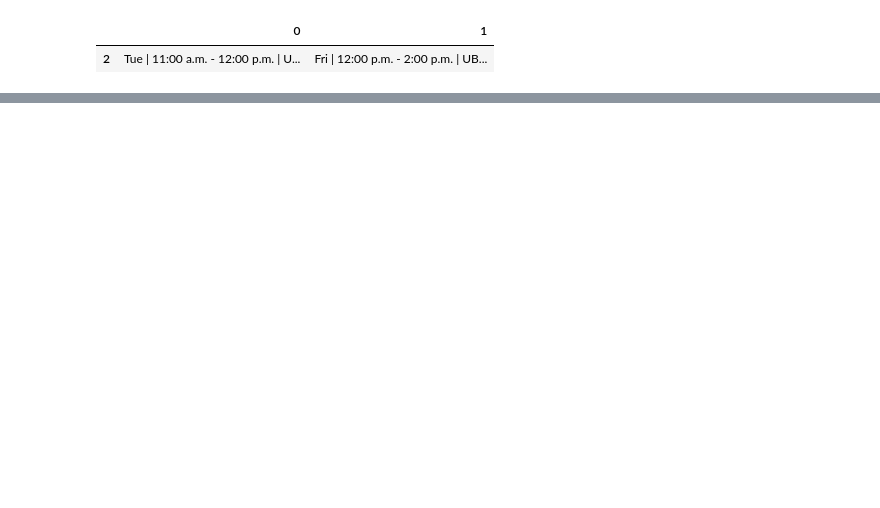
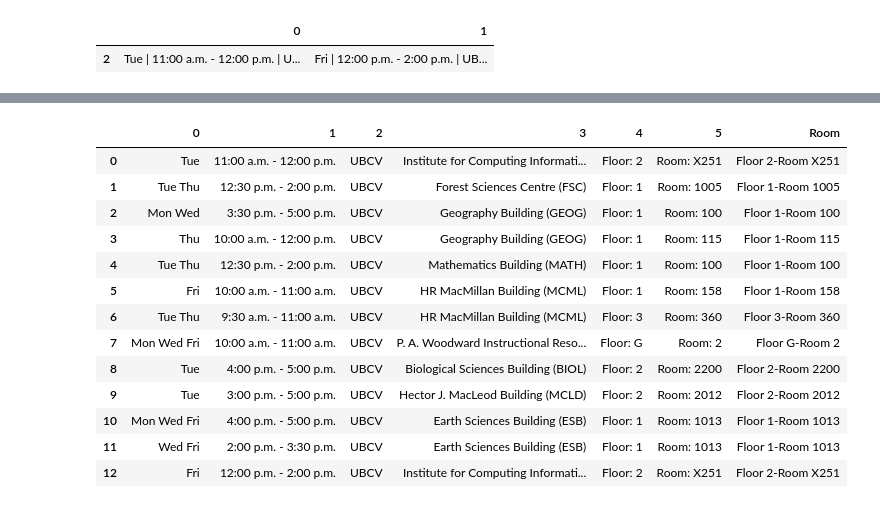
Before and after one commit to athalia123/geo_ubc_classes, a Jupyter notebook: geoclass_algorithm_new.ipynb, the cells around one changed output, grey strips where cells are left out. Saved outputs shown, nothing was run; the diff lists cells and outputs as text; code cells hidden in the pictures; blank space fills up the shorter version.

```diff
--- a/geoclass_algorithm_new.ipynb
+++ b/geoclass_algorithm_new.ipynb
@@ -123,3 +123,37 @@ df4
 | 10 | 12 | CPSC_V 221-202 - Basic Algorithms... | Registered | Lecture | In Person Learning | Geoffrey Tien | 2026-01-05 00:00:00 | ... |
 | 11 | 13 | MATH_V 221-102 - Matrix Algebra | Registered | Lecture | In Person Learning | Fok-Shuen Leung | 2025-09-03 00:00:00 | ... |
 | 12 | 2 | CPSC_V 213-L1B - Introduction to ... | Registered | Laboratory | In Person Learning | NaN | 2025-09-02 00:00:00 | ... |
+# %%
+# Get buidling code, floor, room
+df5 = df4
+mpa_parse = df4['mpa0'].str.split(" \| ", expand=True)
+buildings = mpa_parse[3].str.split(" \(", expand=True)[1].str.split("\)", expand=True)[0]
+
+df5["Building"] = buildings
+
+
+# Get days
+df5["Days"] = mpa_parse[0]
+
+floor = mpa_parse[4].str.split(":", expand=True)
+room = mpa_parse[5].str.split(":", expand=True)
+mpa_parse["Room"] = floor[0] + floor[1] + "-" + room[0] + room[1]
+
+df5["Room"] = mpa_parse["Room"]
+
+mpa_parse
+# %% [output]
+|  | 0 | 1 | 2 | 3 | 4 | 5 | Room |
+| 0 | Tue | 11:00 a.m. - 12:00 p.m. | UBCV | Institute for Computing Informati... | Floor: 2 | Room: X251 | Floor 2-Room X251 |
+| 1 | Tue Thu | 12:30 p.m. - 2:00 p.m. | UBCV | Forest Sciences Centre (FSC) | Floor: 1 | Room: 1005 | Floor 1-Room 1005 |
+| 2 | Mon Wed | 3:30 p.m. - 5:00 p.m. | UBCV | Geography Building (GEOG) | Floor: 1 | Room: 100 | Floor 1-Room 100 |
+| 3 | Thu | 10:00 a.m. - 12:00 p.m. | UBCV | Geography Building (GEOG) | Floor: 1 | Room: 115 | Floor 1-Room 115 |
+| 4 | Tue Thu | 12:30 p.m. - 2:00 p.m. | UBCV | Mathematics Building (MATH) | Floor: 1 | Room: 100 | Floor 1-Room 100 |
+| 5 | Fri | 10:00 a.m. - 11:00 a.m. | UBCV | HR MacMillan Building (MCML) | Floor: 1 | Room: 158 | Floor 1-Room 158 |
+| 6 | Tue Thu | 9:30 a.m. - 11:00 a.m. | UBCV | HR MacMillan Building (MCML) | Floor: 3 | Room: 360 | Floor 3-Room 360 |
+| 7 | Mon Wed Fri | 10:00 a.m. - 11:00 a.m. | UBCV | P. A. Woodward Instructional Reso... | Floor: G | Room: 2 | Floor G-Room 2 |
+| 8 | Tue | 4:00 p.m. - 5:00 p.m. | UBCV | Biological Sciences Building (BIOL) | Floor: 2 | Room: 2200 | Floor 2-Room 2200 |
+| 9 | Tue | 3:00 p.m. - 5:00 p.m. | UBCV | Hector J. MacLeod Building (MCLD) | Floor: 2 | Room: 2012 | Floor 2-Room 2012 |
+| 10 | Mon Wed Fri | 4:00 p.m. - 5:00 p.m. | UBCV | Earth Sciences Building (ESB) | Floor: 1 | Room: 1013 | Floor 1-Room 1013 |
+| 11 | Wed Fri | 2:00 p.m. - 3:30 p.m. | UBCV | Earth Sciences Building (ESB) | Floor: 1 | Room: 1013 | Floor 1-Room 1013 |
+| 12 | Fri | 12:00 p.m. - 2:00 p.m. | UBCV | Institute for Computing Informati... | Floor: 2 | Room: X251 | Floor 2-Room X251 |
```
Also changed, not shown: parts of 1 cell of this notebook, 2 other files.
